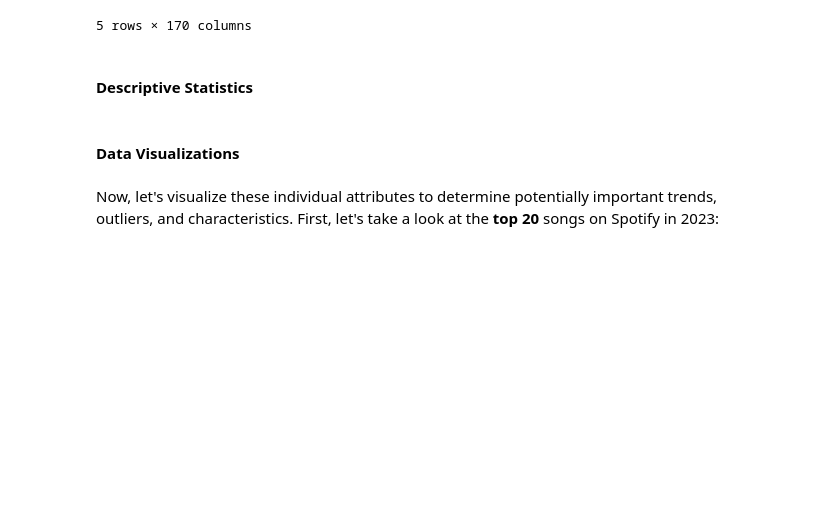
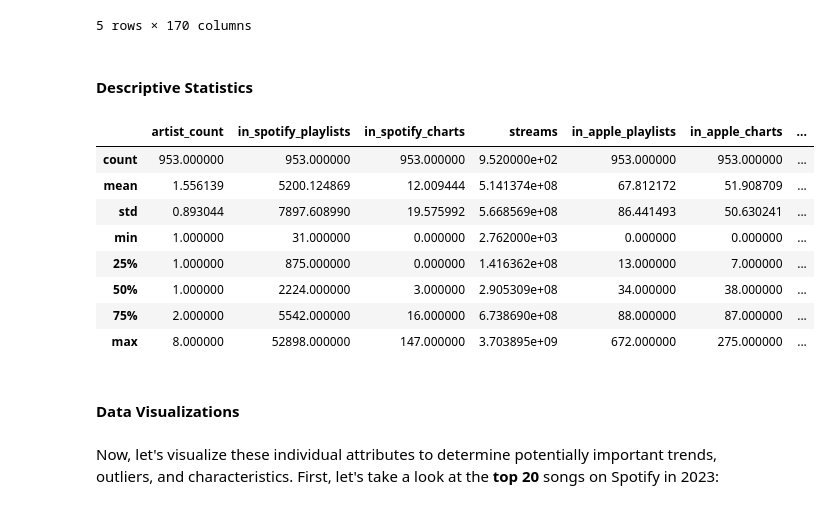
Before and after one commit to adithyabhonsley/ml-final-project, a Jupyter notebook: model.ipynb, the cells around one changed output. Saved outputs shown, nothing was run; the diff lists cells and outputs as text; code cells hidden in the pictures; blank space fills up the shorter version.

```diff
--- a/model.ipynb
+++ b/model.ipynb
@@ -380,7 +378,17 @@ X_train.head()
 # %% [markdown]
 #### Descriptive Statistics
 # %%
-data.describe()
+original.describe()
+# %% [output]
+|  | artist_count | in_spotify_playlists | in_spotify_charts | streams | in_apple_playlists | in_apple_charts | ... |
+| count | 953.000000 | 953.000000 | 953.000000 | 9.520000e+02 | 953.000000 | 953.000000 | ... |
+| mean | 1.556139 | 5200.124869 | 12.009444 | 5.141374e+08 | 67.812172 | 51.908709 | ... |
+| std | 0.893044 | 7897.608990 | 19.575992 | 5.668569e+08 | 86.441493 | 50.630241 | ... |
+| min | 1.000000 | 31.000000 | 0.000000 | 2.762000e+03 | 0.000000 | 0.000000 | ... |
+| 25% | 1.000000 | 875.000000 | 0.000000 | 1.416362e+08 | 13.000000 | 7.000000 | ... |
+| 50% | 1.000000 | 2224.000000 | 3.000000 | 2.905309e+08 | 34.000000 | 38.000000 | ... |
+| 75% | 2.000000 | 5542.000000 | 16.000000 | 6.738690e+08 | 88.000000 | 87.000000 | ... |
+| max | 8.000000 | 52898.000000 | 147.000000 | 3.703895e+09 | 672.000000 | 275.000000 | ... |
 # %%
 # Notes about descriptive stats
 # %% [markdown]
```
Also changed, not shown: parts of 10 cells of this notebook.
